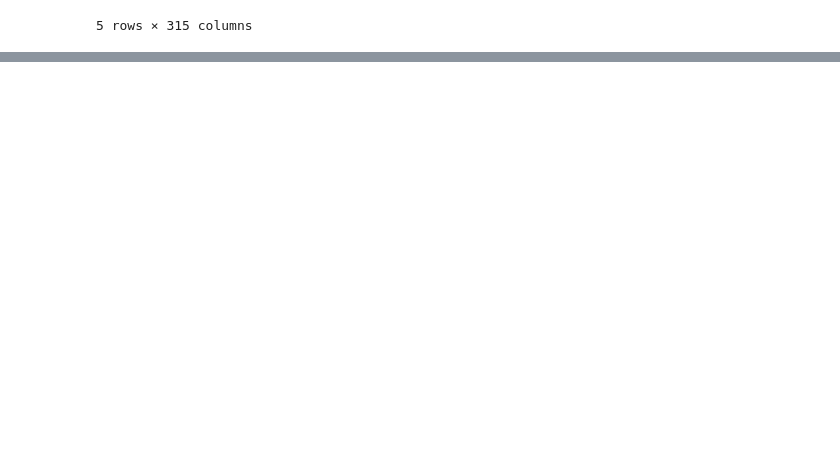
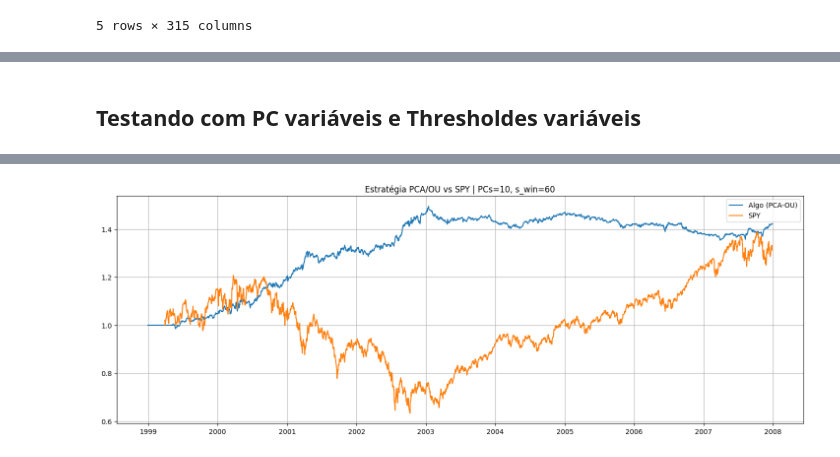
Before and after one commit to savio160502/Statistical-Arbitrage, a Jupyter notebook: run_backtest.ipynb, the cells around one changed output, grey strips where cells are left out. Cells and saved outputs as stored; diff of their text form; code cells hidden in the pictures; blank space fills up the shorter version.

```diff
--- a/run_backtest.ipynb
+++ b/run_backtest.ipynb
@@ -1324,0 +294,26 @@ Length: 4193, dtype: float64
+# %% [markdown]
+## Testando com PC variáveis e Thresholdes variáveis
+# %%
+# Melhor
+returns0 = returns.loc["1998-12-30":"2007-12-28"]
+returns_spy0 = returns_spy.loc["1998-12-30":"2007-12-28"]
+
+results3 = pca_portfolio_spy_var(
+    returns=returns0,
+    returns_spy=returns_spy0,
+    num_pc=10,
+    s_win=60,
+    adaptive_thresholds=True,
+    adaptive_window=252,
+    percentile_open=0.10,
+    percentile_close_short=0.45,
+    percentile_close_long=0.50,
+    sbo=1.25,           # buy-to-open se s < -sbo
+    sso=1.25,           # sell-to-open se s > +sso
+    sbc=0.50,           # close short se s < +sbc
+    ssc=0.50,          # close long se s > -ssc
+    eps_cost=0.0005,
+    rebalanceamento_dias=1,
+    plot=True
+)
+# %% [output]
@@ -1324,0 +337 @@ Length: 4193, dtype: float64
+[figure, added]
```
Also changed, not shown: parts of 66 cells of this notebook.
